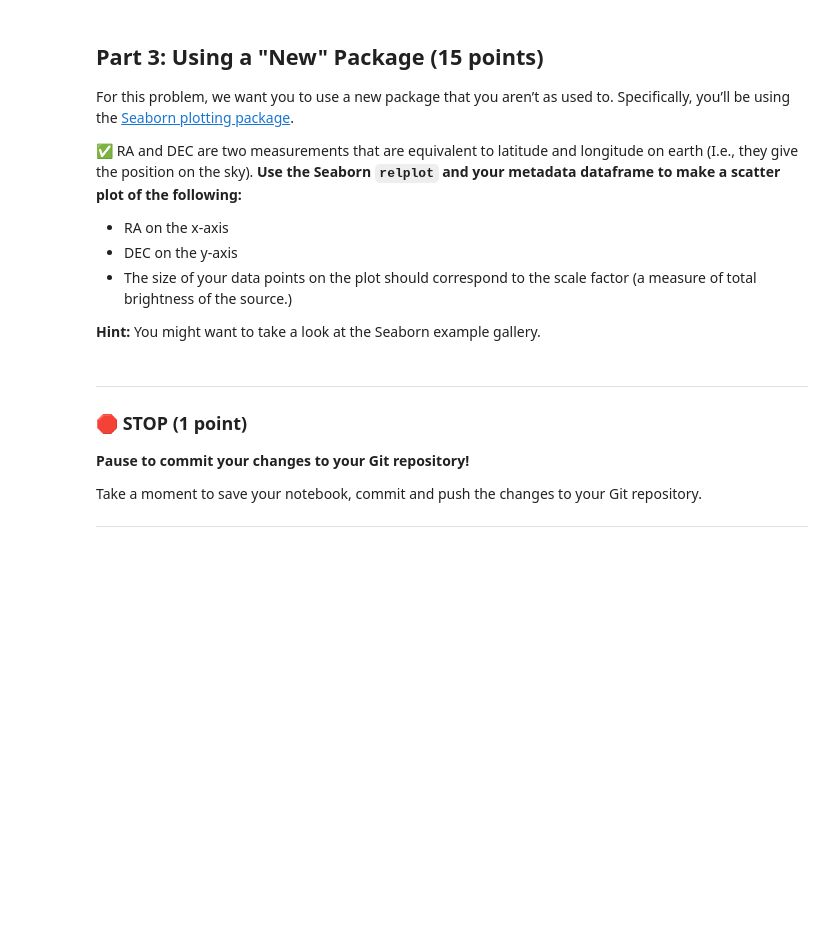
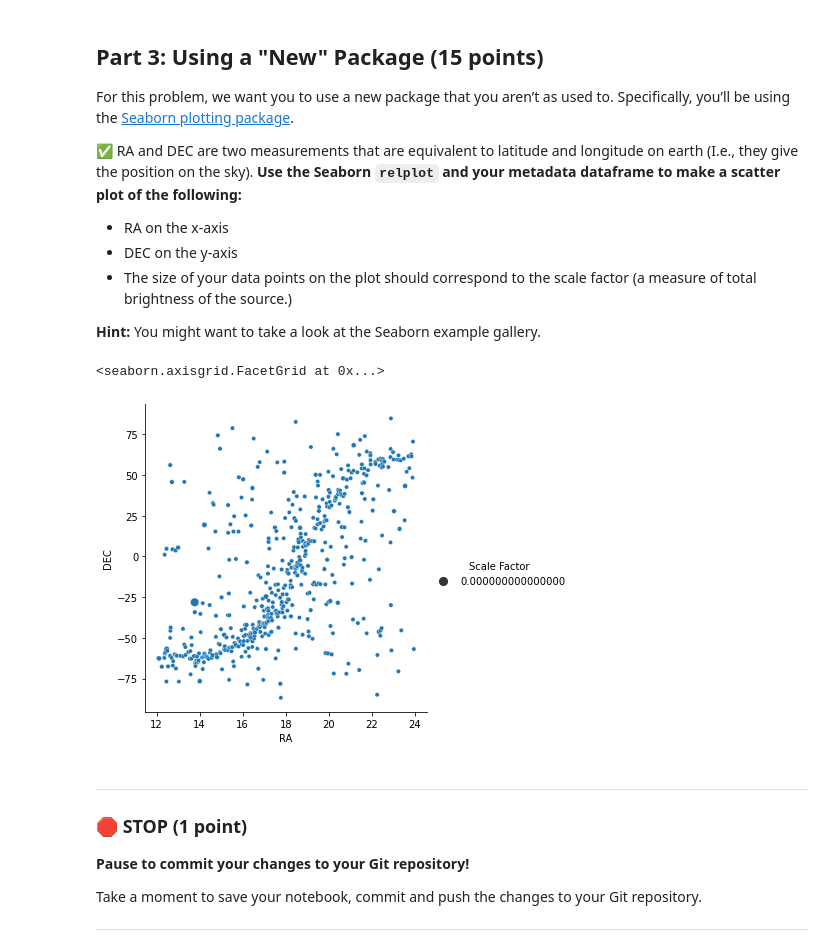
Before and after one commit to voigtwil/CMSE202-s23-turnin, a Jupyter notebook: midterm/CMSE202_Midterm_004_voigt.ipynb, the cells around one changed output. Saved outputs shown, nothing was run; the diff lists cells and outputs as text; code cells hidden in the pictures; blank space fills up the shorter version.

```diff
--- a/midterm/CMSE202_Midterm_004_voigt.ipynb
+++ b/midterm/CMSE202_Midterm_004_voigt.ipynb
@@ -60,3 +66,13 @@ First, let’s get our data files.
 &#9989; **Read in the data files using Pandas (put your code in the cell below).** One of them has metadata about each source (every row is one object with the ID being in the first column), one of them has flux values for each source (where now each column is one object - cross-check the IDs), and the last one has the wavelength values for each source (same as flux).
 # %%
 #Write your code here
+
+import pandas as pd
+
+metadata = pd.read_csv("metadata.csv")
+
+flux_values = pd.read_csv("flux_values.csv")
+
+wavlength_values = pd.read_csv("wavlength_values.csv")
+
+metadata #using this as reference for next question
@@ -73,6 +103,13 @@ For this problem, we want you to use a new package that you aren’t as used to.
 **Hint:** You might want to take a look at the Seaborn example gallery.
 # %%
 #Write your code here
+
+import seaborn as sns
+
+sns.relplot(data=metadata, x=metadata["RA"],y=metadata["DEC"],size=metadata["Scale Factor"])
+# %% [output]
+<seaborn.axisgrid.FacetGrid at 0x...>
+[figure, added]
 # %% [markdown]
 ---
 ### &#128721; STOP (1 point)
```
Also changed, not shown: parts of 3 cells of this notebook.
